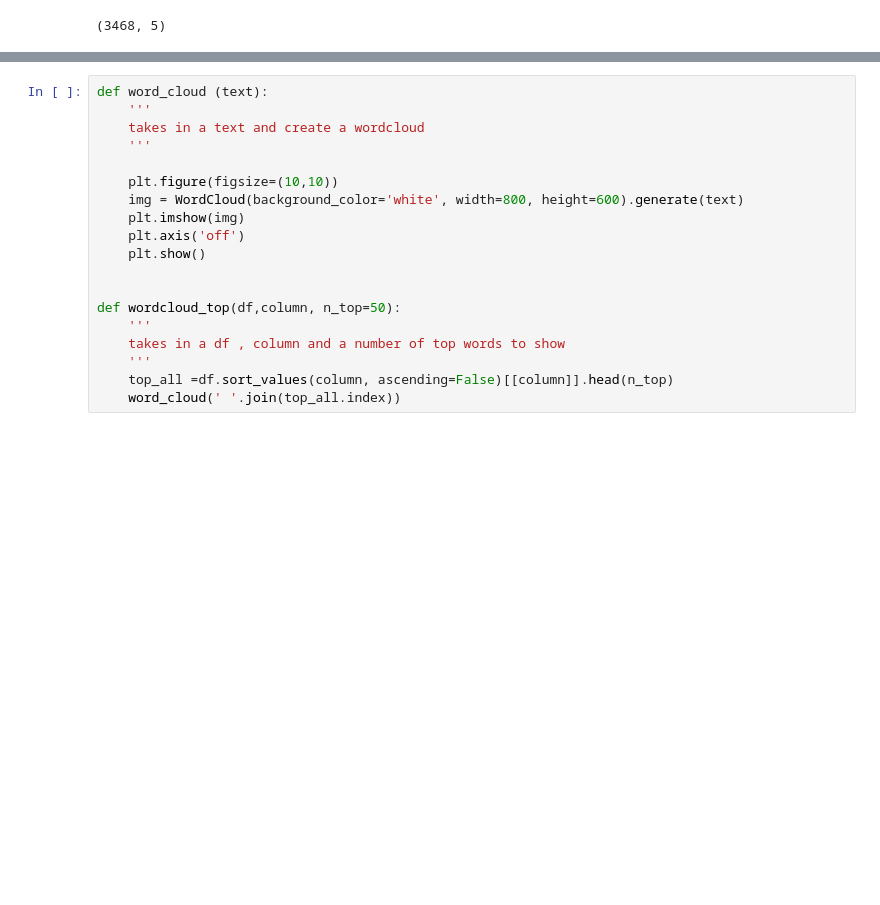
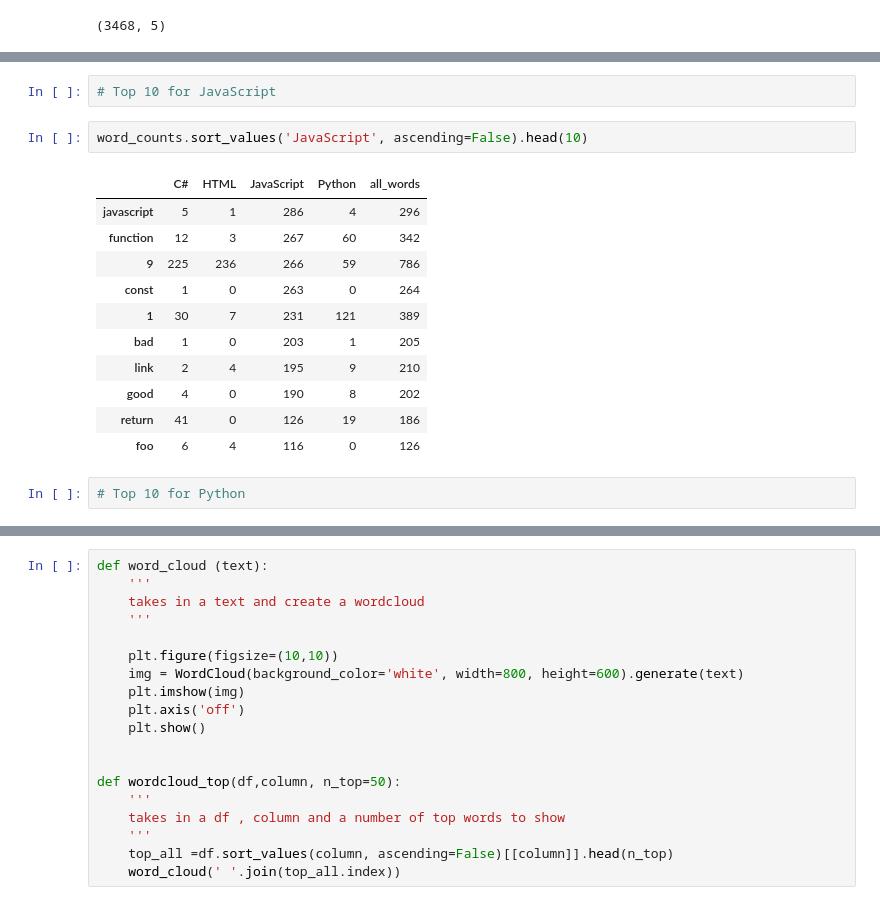
Before and after one commit to codeup-germain/github-code-composition, a Jupyter notebook: curtis-draft.ipynb, the cells around one changed output, grey strips where cells are left out. Cells and saved outputs as stored; diff of their text form; blank space fills up the shorter version.

```diff
--- a/curtis-draft.ipynb
+++ b/curtis-draft.ipynb
@@ -325,0 +377,18 @@ word_counts.sort_values('all_words', ascending=False).head(30)
+# %%
+# Top 10 for JavaScript
+# %%
+word_counts.sort_values('JavaScript', ascending=False).head(10)
+# %% [output]
+|  | C# | HTML | JavaScript | Python | all_words |
+| javascript | 5 | 1 | 286 | 4 | 296 |
+| function | 12 | 3 | 267 | 60 | 342 |
+| 9 | 225 | 236 | 266 | 59 | 786 |
+| const | 1 | 0 | 263 | 0 | 264 |
+| 1 | 30 | 7 | 231 | 121 | 389 |
+| bad | 1 | 0 | 203 | 1 | 205 |
+| link | 2 | 4 | 195 | 9 | 210 |
+| good | 4 | 0 | 190 | 8 | 202 |
+| return | 41 | 0 | 126 | 19 | 186 |
+| foo | 6 | 4 | 116 | 0 | 126 |
+# %%
+# Top 10 for Python
```
Also changed, not shown: parts of 14 cells of this notebook.
